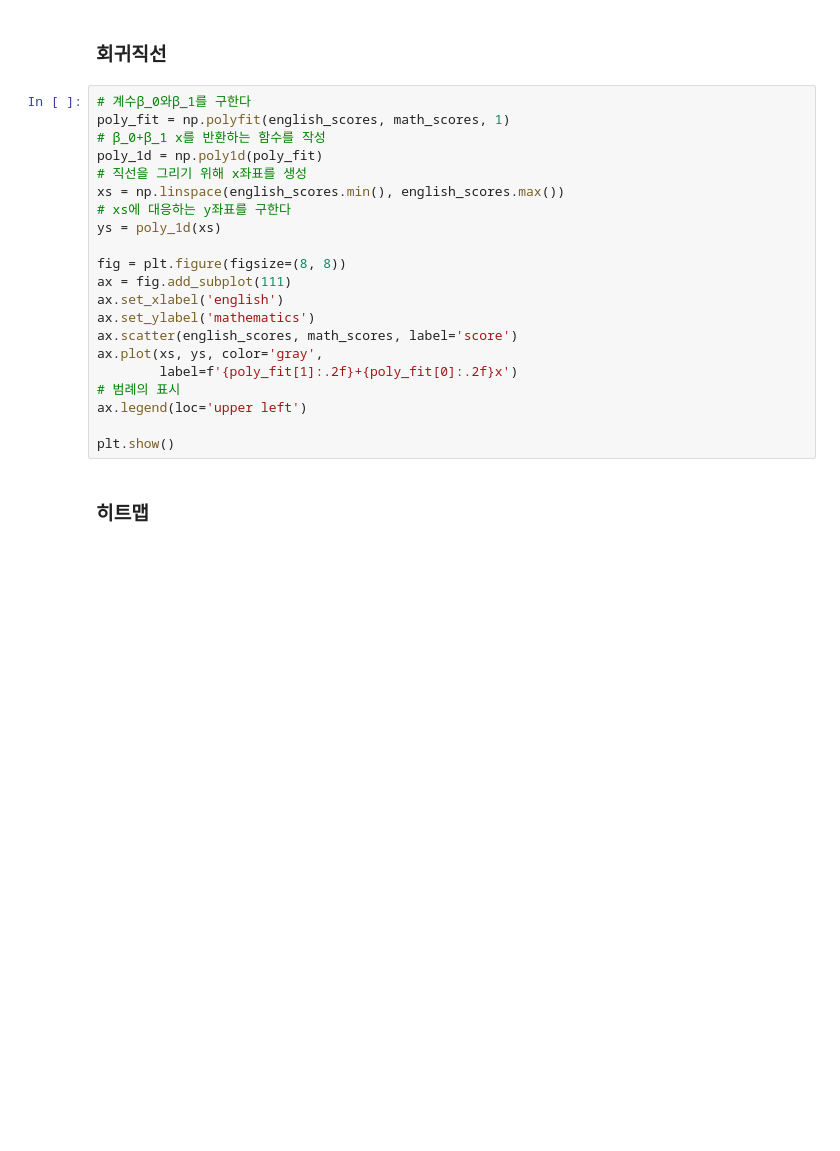
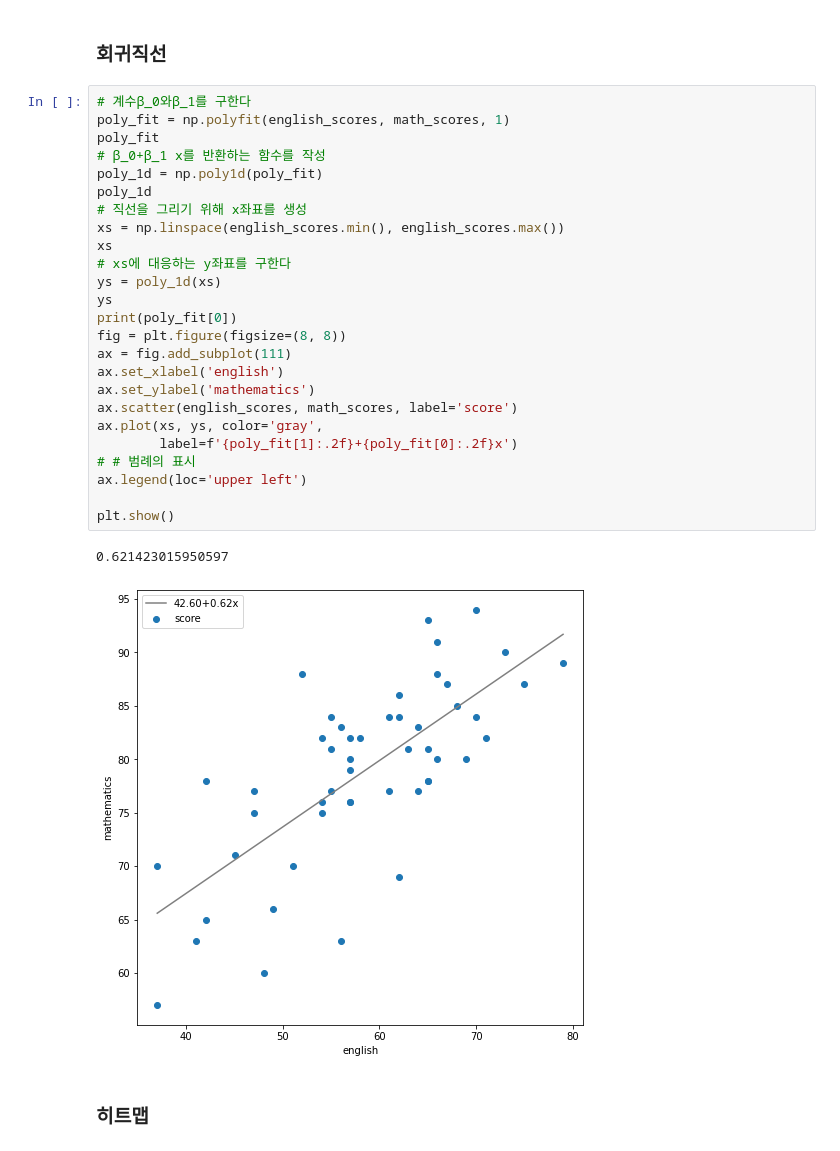
Before and after one commit to HyeonuJeong/Mycakd5, a Jupyter notebook: m3_통계/python_stat_sample-master/notebook/chap03.ipynb, the cells around one changed output. Saved outputs shown, nothing was run; the diff lists cells and outputs as text; blank space fills up the shorter version.

```diff
--- a/m3_통계/python_stat_sample-master/notebook/chap03.ipynb
+++ b/m3_통계/python_stat_sample-master/notebook/chap03.ipynb
@@ -143,24 +145,31 @@ plt.show()
 # %%
 # 계수β_0와β_1를 구한다
 poly_fit = np.polyfit(english_scores, math_scores, 1)
+poly_fit
 # β_0+β_1 x를 반환하는 함수를 작성
 poly_1d = np.poly1d(poly_fit)
+poly_1d
 # 직선을 그리기 위해 x좌표를 생성
 xs = np.linspace(english_scores.min(), english_scores.max())
+xs
 # xs에 대응하는 y좌표를 구한다
 ys = poly_1d(xs)
-
+ys
+print(poly_fit[0])
 fig = plt.figure(figsize=(8, 8))
 ax = fig.add_subplot(111)
 ax.set_xlabel('english')
 ax.set_ylabel('mathematics')
 ax.scatter(english_scores, math_scores, label='score')
 ax.plot(xs, ys, color='gray',
         label=f'{poly_fit[1]:.2f}+{poly_fit[0]:.2f}x')
-# 범례의 표시
+# # 범례의 표시
 ax.legend(loc='upper left')
 
 plt.show()
+# %% [output]
+0.621423015950597
+[figure, added]
 # %% [markdown]
 ### 히트맵
 # %%
```
Also changed, not shown: parts of 2 cells of this notebook.
